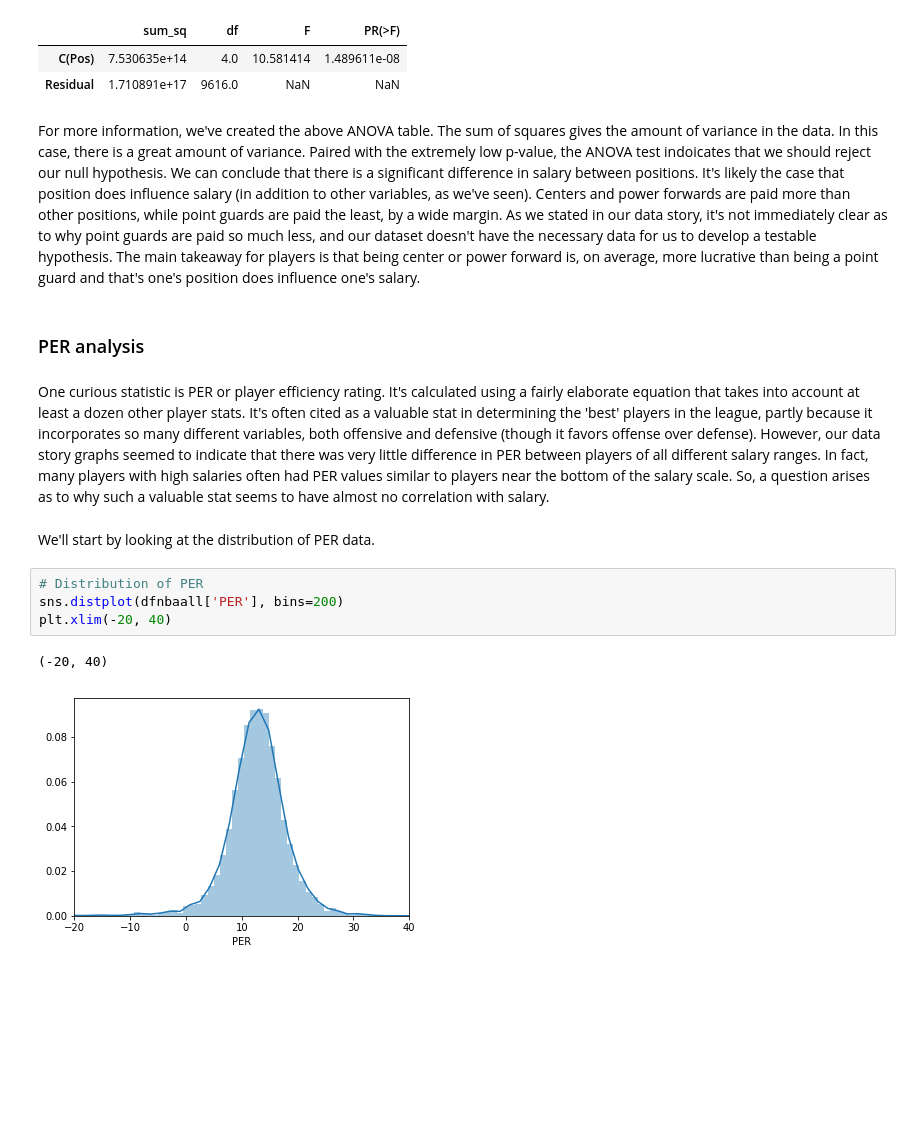
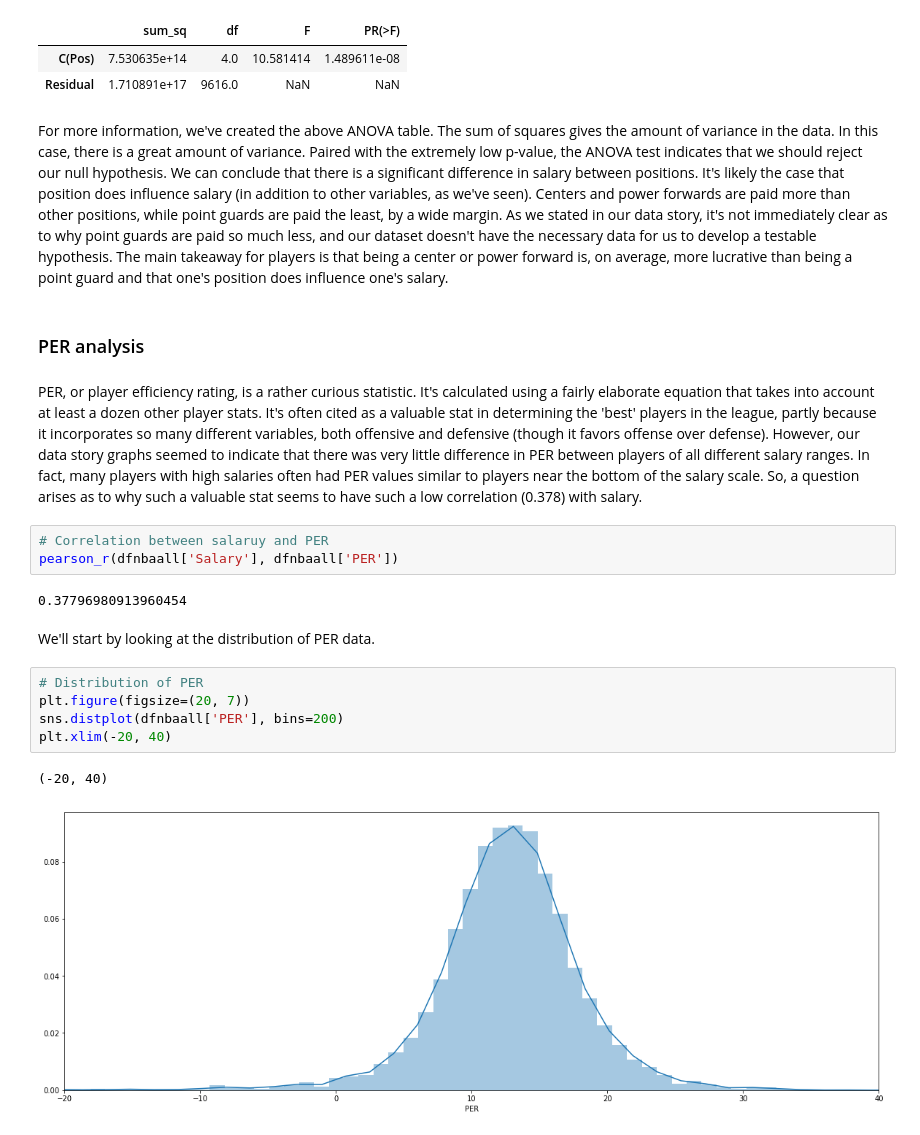
Before and after one commit to kjd999/Springboard-Projects, a Jupyter notebook: Capstone Project/exploratory_data_analysis.ipynb, the cells around one changed output. Drawn from its saved outputs; the diff is of its cells as text; blank space fills up the shorter version.

```diff
--- a/Capstone Project/exploratory_data_analysis.ipynb
+++ b/Capstone Project/exploratory_data_analysis.ipynb
@@ -299,17 +681,23 @@ aov_table
 | C(Pos) | 7.530635e+14 | 4.0 | 10.581414 | 1.489611e-08 |
 | Residual | 1.710891e+17 | 9616.0 | NaN | NaN |
 # %% [markdown]
-For more information, we've created the above ANOVA table. The sum of squares gives the amount of variance in the data. In this case, there is a great amount of variance. Paired with the extremely low p-value, the ANOVA test indoicates that we should reject our null hypothesis. We can conclude that there is a significant difference in salary between positions. It's likely the case that position does influence salary (in addition to other variables, as we've seen). Centers and power forwards are paid more than other positions, while point guards are paid the least, by a wide margin. As we stated in our data story, it's not immediately clear as to why point guards are paid so much less, and our dataset doesn't have the necessary data for us to develop a testable hypothesis. The main takeaway for players is that being center or power forward is, on average, more lucrative than being a point guard and that's one's position does influence one's salary.
+For more information, we've created the above ANOVA table. The sum of squares gives the amount of variance in the data. In this case, there is a great amount of variance. Paired with the extremely low p-value, the ANOVA test indicates that we should reject our null hypothesis. We can conclude that there is a significant difference in salary between positions. It's likely the case that position does influence salary (in addition to other variables, as we've seen). Centers and power forwards are paid more than other positions, while point guards are paid the least, by a wide margin. As we stated in our data story, it's not immediately clear as to why point guards are paid so much less, and our dataset doesn't have the necessary data for us to develop a testable hypothesis. The main takeaway for players is that being a center or power forward is, on average, more lucrative than being a point guard and that one's position does influence one's salary.
 # %% [markdown]
 ### PER analysis
 # %% [markdown]
-One curious statistic is PER or player efficiency rating. It's calculated using a fairly elaborate equation that takes into account at least a dozen other player stats. It's often cited as a valuable stat in determining the 'best' players in the league, partly because it incorporates so many different variables, both offensive and defensive (though it favors offense over defense). However, our data story graphs seemed to indicate that there was very little difference in PER between players of all different salary ranges. In fact, many players with high salaries often had PER values similar to players near the bottom of the salary scale. So, a question arises as to why such a valuable stat seems to have almost no correlation with salary.
+PER, or player efficiency rating, is a rather curious statistic. It's calculated using a fairly elaborate equation that takes into account at least a dozen other player stats. It's often cited as a valuable stat in determining the 'best' players in the league, partly because it incorporates so many different variables, both offensive and defensive (though it favors offense over defense). However, our data story graphs seemed to indicate that there was very little difference in PER between players of all different salary ranges. In fact, many players with high salaries often had PER values similar to players near the bottom of the salary scale. So, a question arises as to why such a valuable stat seems to have such a low correlation (0.378) with salary.
+# %%
+# Correlation between salaruy and PER
+pearson_r(dfnbaall['Salary'], dfnbaall['PER'])
+# %% [output]
+0.37796980913960454
 # %% [markdown]
  We'll start by looking at the distribution of PER data.
 # %%
 # Distribution of PER
+plt.figure(figsize=(20, 7))
 sns.distplot(dfnbaall['PER'], bins=200)
 plt.xlim(-20, 40)
 # %% [output]
 (-20, 40)
-[figure, old version]
+[figure, new version]
```
Also changed, not shown: parts of 94 cells of this notebook.
